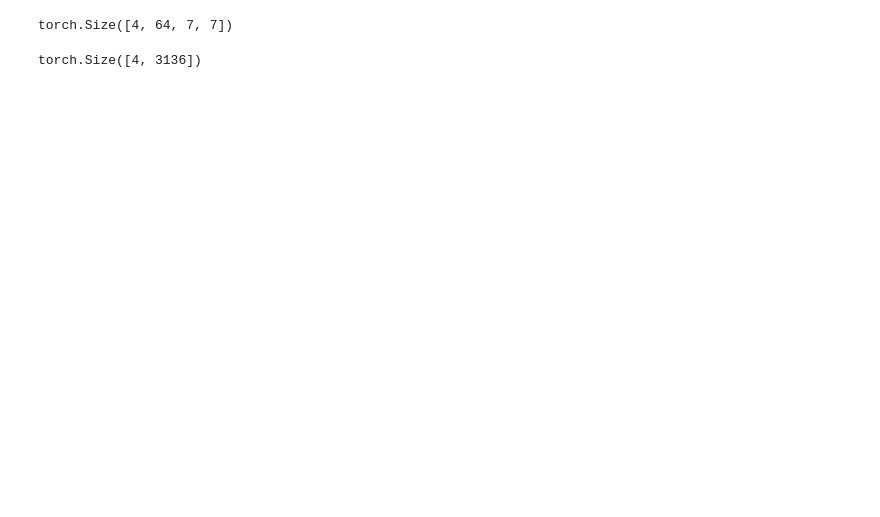
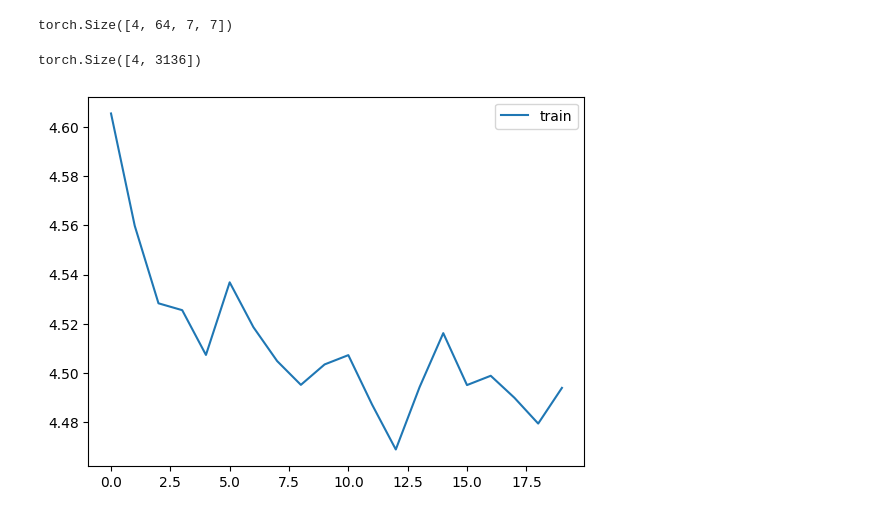
Before and after one commit to W-physics/Tesis, a Jupyter notebook: _tutorial.ipynb, the cells around one changed output. Saved outputs shown, nothing was run; the diff lists cells and outputs as text; code cells hidden in the pictures; blank space fills up the shorter version.

```diff
--- a/_tutorial.ipynb
+++ b/_tutorial.ipynb
@@ -151,0 +164,47 @@ torch.Size([4, 3136])
+# %%
+loss_fn = nn.CrossEntropyLoss()
+optimizer = torch.optim.Adam(model.parameters(), lr=0.001)
+# %%
+from sklearn.model_selection import cross_val_score
+
+def train(model, num_epochs, train_dl):
+    loss_hist_train = [0] * num_epochs
+    loss_hist_valid = [0] * num_epochs
+    #Begin in epoch cicle
+    for epoch in range(num_epochs):
+      #set the model in train mode (we need to do this because of the dropout)
+      model.train()
+
+      for x_batch, y_batch in train_dl:
+        x_batch = x_batch.float()
+        pred = model(x_batch)
+        #Define loss function
+        loss = loss = loss_fn(pred, y_batch.type(torch.LongTensor))
+        #Retropropagation
+        loss.backward()
+        #Apply gradient to the weights
+        optimizer.step()
+        #Make gradients zero
+        optimizer.zero_grad()
+        loss_hist_train[epoch] += loss.item()*y_batch.size(0)
+        #Validation mode
+        #model.eval()
+        #scores = cross_val_score(x_batch, y_batch, cv=10, scoring='log_loss')
+        #loss_hist_valid[epoch] += scores.mean()*y_batch.size(0)
+
+      #Normalice the loss record
+      loss_hist_train[epoch] /= len(train_dl.dataset)
+
+
+    return loss_hist_train, loss_hist_valid
+# %%
+hist_train, hist_valid = train(model, num_epochs=20, train_dl=dl_train)
+# %%
+import matplotlib.pyplot as plt
+
+plt.plot(hist_train, label='train')
+#plt.plot(hist_valid, label='valid')
+plt.legend()
+plt.show()
+# %% [output]
+[figure, added]
```
Also changed, not shown: parts of 6 cells of this notebook.
